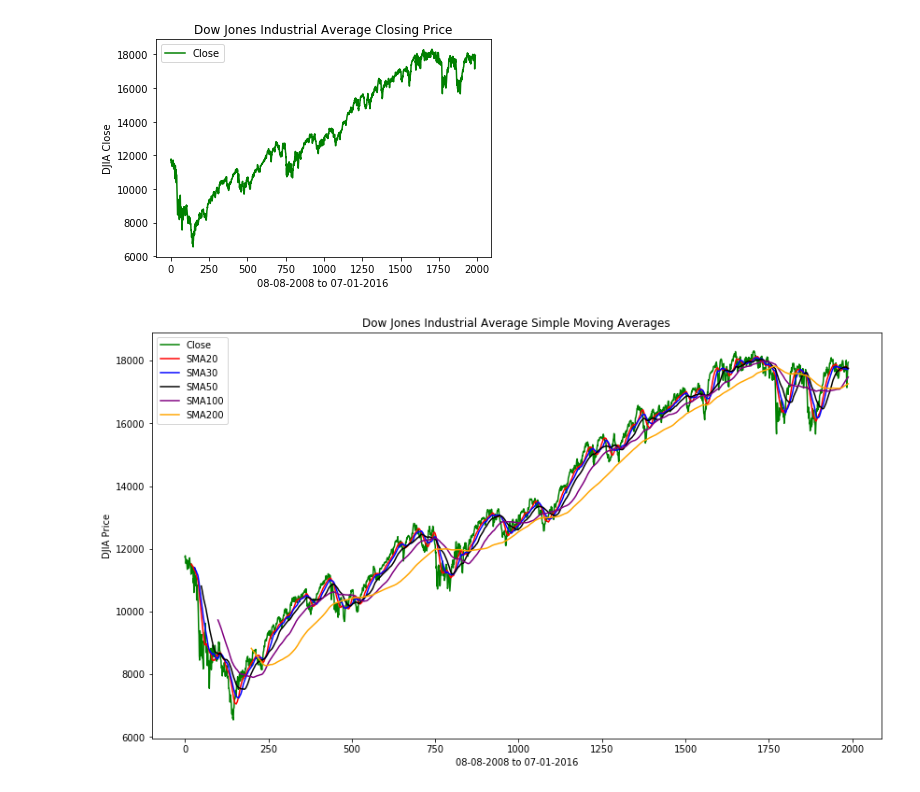
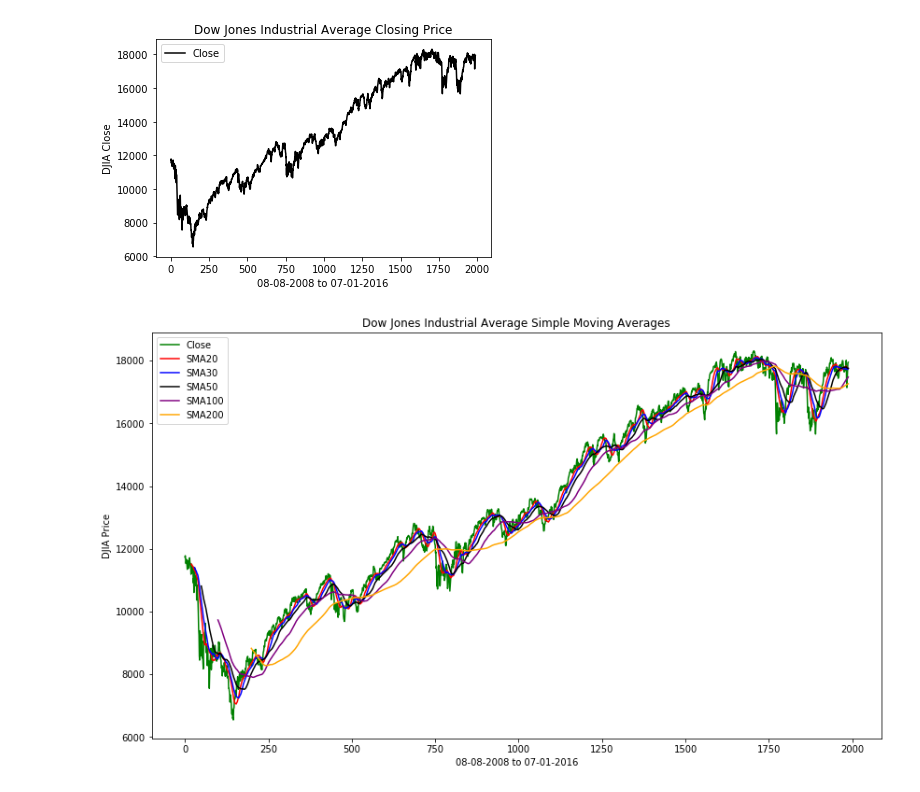
Before and after one commit to micahvandersteen/project-3-team-ifrit, a Jupyter notebook: Notebooks/GoldenCross.ipynb, the cells around one changed output. Cells and saved outputs as stored; diff of their text form; code cells hidden in the pictures.

```diff
--- a/Notebooks/GoldenCross.ipynb
+++ b/Notebooks/GoldenCross.ipynb
@@ -29,15 +23,15 @@ df
 # %%
-#plot the close to see what we're working with
+#plot the close price to see what we're working with
 x = list(df["days"])
 y = list(df["Close"])
-plt.plot(x, y, color="green", label="Close")
+plt.plot(x, y, color="black", label="Close")
 plt.xlabel("08-08-2008 to 07-01-2016")
 plt.ylabel("DJIA Close")
 plt.title("Dow Jones Industrial Average Closing Price")
 plt.legend()
 plt.show()
 # %% [output]
-[figure, old version]
+[figure, new version]
 # %%
 #create some moving averages
 df["SMA20"] = df["Close"].rolling(window=20).mean()
```
Also changed, not shown: parts of 18 cells of this notebook, 3 other files.
